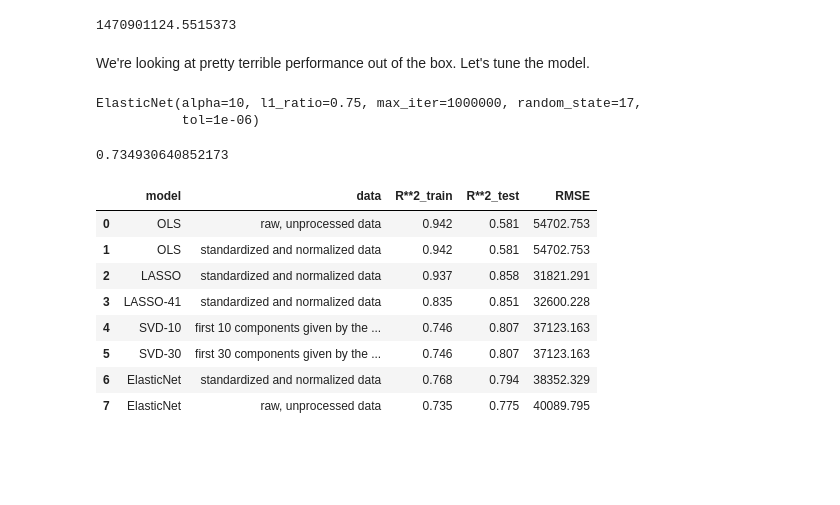
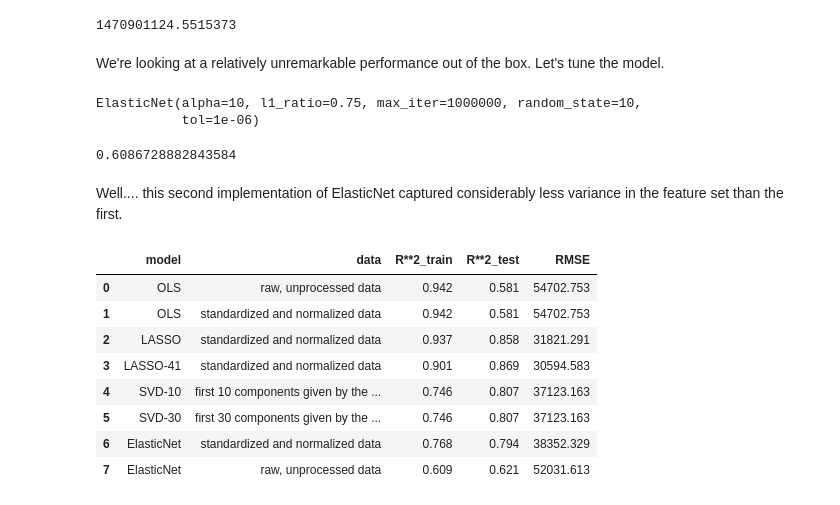
Before and after one commit to aditinabar/house-prices-modeling, a Jupyter notebook: Predicting House Prices.ipynb, the cells around one changed output. Drawn from its saved outputs; the diff is of its cells as text; code cells hidden in the pictures; blank space fills up the shorter version.

```diff
--- a/Predicting House Prices.ipynb
+++ b/Predicting House Prices.ipynb
@@ -415,31 +433,32 @@ mean_squared_error(testpredictions_elastnet, test_Y)
 # %% [output]
 1470901124.5515373
 # %% [markdown]
-We're looking at pretty terrible performance out of the box. Let's tune the model.
+We're looking at a relatively unremarkable performance out of the box. Let's tune the model.
 # %%
 # Increase max_iter to give the model the opportunity to converge
 # Increase alpha from 1 to 10
 # increase the weight of the lasso penalty (the l1 norm)
 
-ElastNet2 = lm.ElasticNet(alpha=10,l1_ratio=.75, fit_intercept=True, selection='cyclic', max_iter=1000000, tol=0.000001, random_state=17)
-ElastNet2.fit(train_X, train_Y)
-ElastNet2.score(train_X, train_Y)
-testpredictions_elastnet2 = ElastNet2.predict(test_X)
+ElastNet2 = lm.ElasticNet(alpha=10,l1_ratio=.75, fit_intercept=True, selection='cyclic', max_iter=1000000, tol=0.000001, random_state=random_state)
+ElastNet2.fit(X_scaled, train_Y)
+ElastNet2.score(X_scaled, train_Y)
 # %% [output]
-ElasticNet(alpha=10, l1_ratio=0.75, max_iter=1000000, random_state=17,
+ElasticNet(alpha=10, l1_ratio=0.75, max_iter=1000000, random_state=10,
            tol=1e-06)
-0.734930640852173
+0.6086728882843584
+# %% [markdown]
+Well.... this second implementation of ElasticNet captured considerably less variance in the feature set than the first.
 # %%
 eval_model(['ElasticNet', 'standardized and normalized data', ElastNet.score(X_scaled, train_Y), ElastNet.score(test_X_scaled, test_Y), mean_squared_error(test_Y, ElastNet.predict(test_X_scaled), squared=False)])
-eval_model(['ElasticNet', 'raw, unprocessed data', ElastNet2.score(train_X, train_Y), ElastNet2.score(test_X, test_Y), mean_squared_error(test_Y, ElastNet2.predict(test_X), squared=False)])
+eval_model(['ElasticNet', 'raw, unprocessed data', ElastNet2.score(X_scaled, train_Y), ElastNet2.score(test_X_scaled, test_Y), mean_squared_error(test_Y, ElastNet2.predict(test_X_scaled), squared=False)])
 model_performance
 # %% [output]
 |  | model | data | R**2_train | R**2_test | RMSE |
 | 0 | OLS | raw, unprocessed data | 0.942 | 0.581 | 54702.753 |
 | 1 | OLS | standardized and normalized data | 0.942 | 0.581 | 54702.753 |
 | 2 | LASSO | standardized and normalized data | 0.937 | 0.858 | 31821.291 |
-| 3 | LASSO-41 | standardized and normalized data | 0.835 | 0.851 | 32600.228 |
+| 3 | LASSO-41 | standardized and normalized data | 0.901 | 0.869 | 30594.583 |
 | 4 | SVD-10 | first 10 components given by the ... | 0.746 | 0.807 | 37123.163 |
 | 5 | SVD-30 | first 30 components given by the ... | 0.746 | 0.807 | 37123.163 |
 | 6 | ElasticNet | standardized and normalized data | 0.768 | 0.794 | 38352.329 |
-| 7 | ElasticNet | raw, unprocessed data | 0.735 | 0.775 | 40089.795 |
+| 7 | ElasticNet | raw, unprocessed data | 0.609 | 0.621 | 52031.613 |
```
Also changed, not shown: parts of 19 cells of this notebook.
